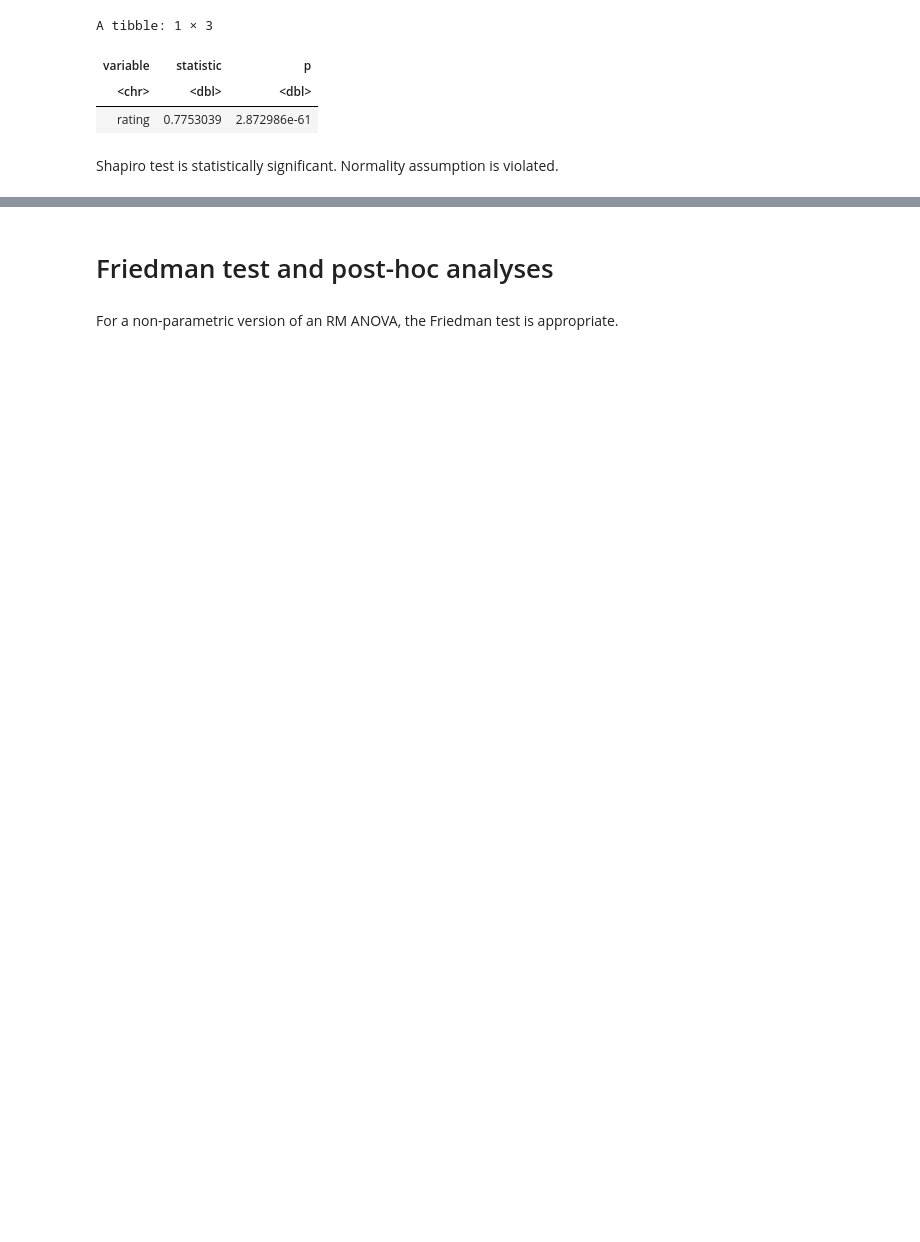
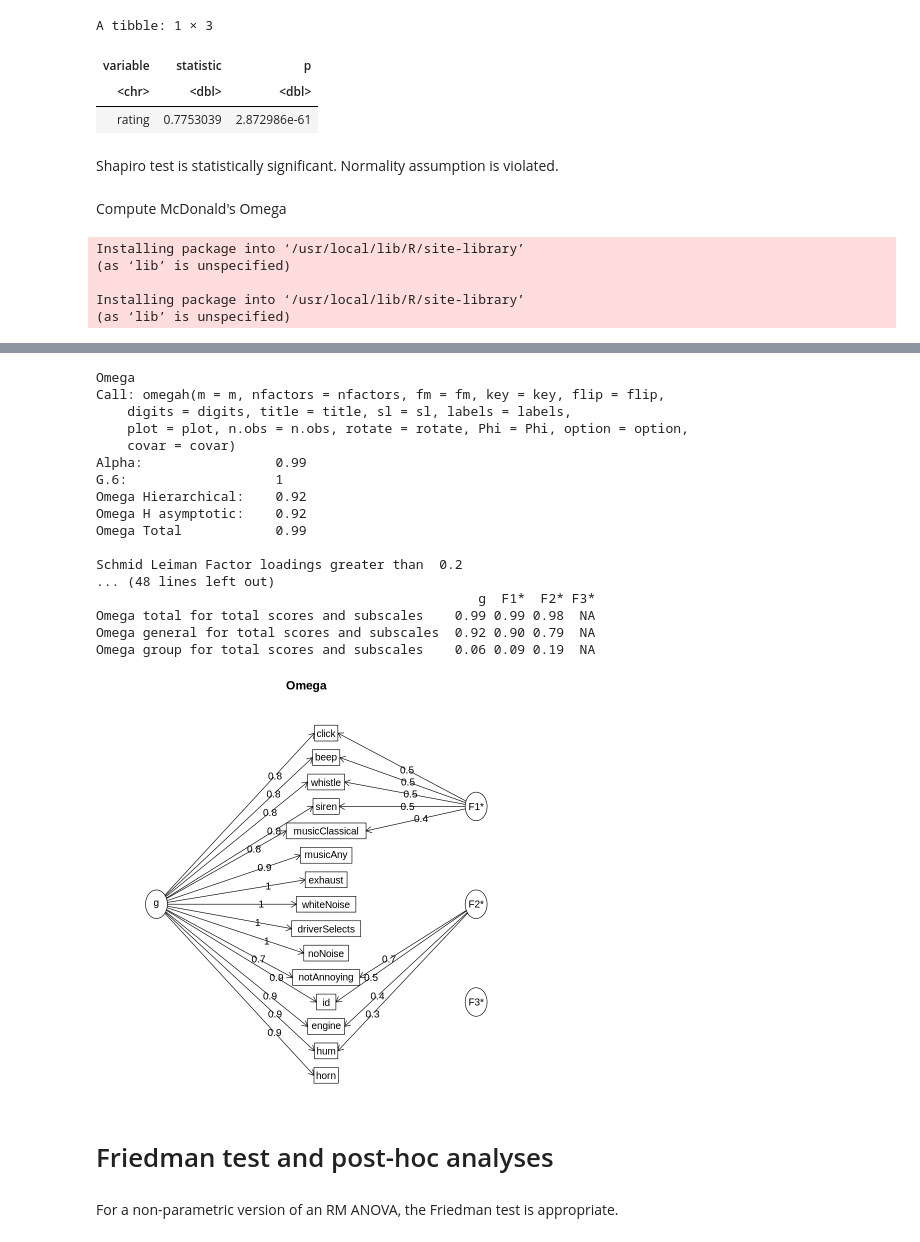
Before and after one commit to cdromcom/3actresearch, a Jupyter notebook: study_2_analyses.ipynb, the cells around one changed output, grey strips where cells are left out. Cells and saved outputs as stored; diff of their text form; code cells hidden in the pictures; blank space fills up the shorter version.

```diff
--- a/study_2_analyses.ipynb
+++ b/study_2_analyses.ipynb
@@ -89,3 +124,14 @@ A tibble: 1 × 3
 | rating | 0.7753039 | 2.872986e-61 |
 # %% [markdown]
 Shapiro test is statistically significant. Normality assumption is violated.
+# %% [markdown]
+Compute McDonald's Omega
+# %%
+install.packages('psych')
+install.packages('GPArotation')
+# %% [output]
+Installing package into ‘/usr/local/lib/R/site-library’
+(as ‘lib’ is unspecified)
+
+Installing package into ‘/usr/local/lib/R/site-library’
+(as ‘lib’ is unspecified)
@@ -91,0 +141,3 @@ Shapiro test is statistically significant. Normality assumption is violated.
+# %%
+omega(s2ratings)
+# %% [output]
@@ -92,3 +158,21 @@ Shapiro test is statistically significant. Normality assumption is violated.
+Omega
+Call: omegah(m = m, nfactors = nfactors, fm = fm, key = key, flip = flip,
+    digits = digits, title = title, sl = sl, labels = labels,
+    plot = plot, n.obs = n.obs, rotate = rotate, Phi = Phi, option = option,
+    covar = covar)
+Alpha:                 0.99
+G.6:                   1
+Omega Hierarchical:    0.92
+Omega H asymptotic:    0.92
+Omega Total            0.99
+
+Schmid Leiman Factor loadings greater than  0.2
+... (48 lines left out)
+                                                 g  F1*  F2* F3*
+Omega total for total scores and subscales    0.99 0.99 0.98  NA
+Omega general for total scores and subscales  0.92 0.90 0.79  NA
+Omega group for total scores and subscales    0.06 0.09 0.19  NA
+[figure, added]
 # %% [markdown]
 # Friedman test and post-hoc analyses
 # %% [markdown]
```
Also changed, not shown: parts of 12 cells of this notebook.
